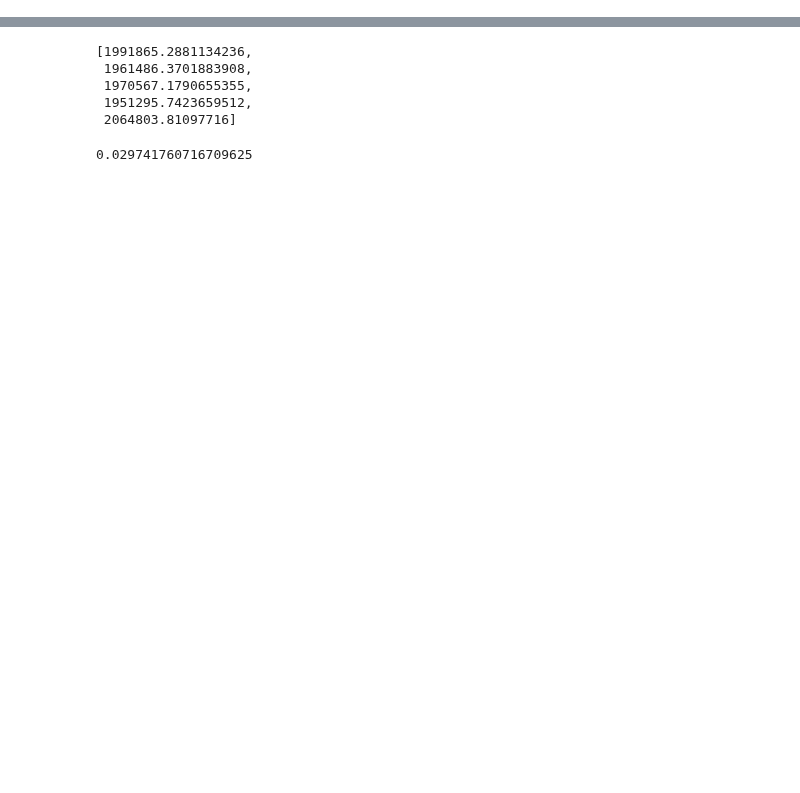
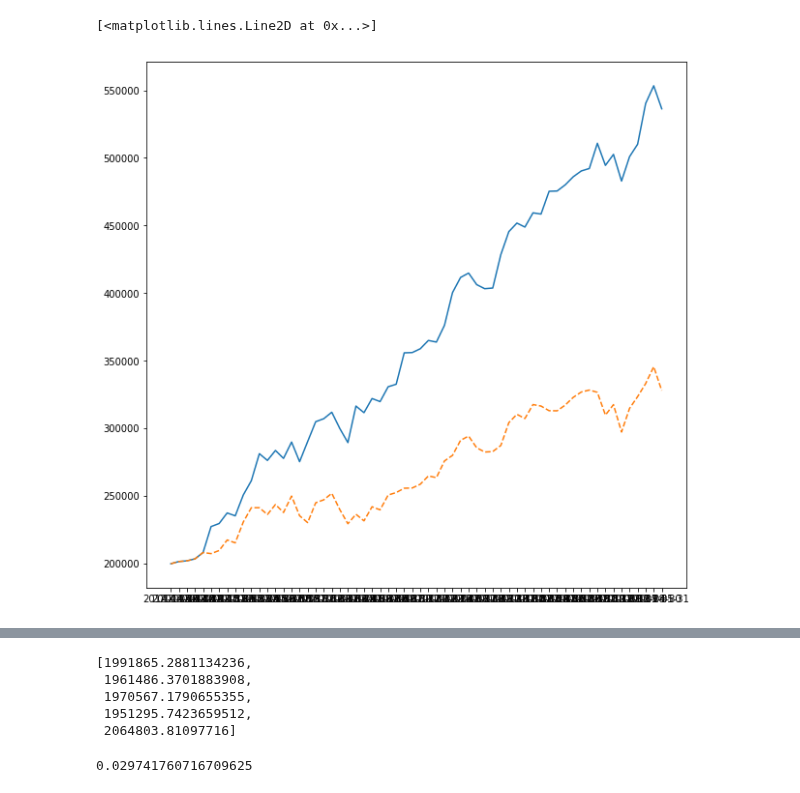
Before and after one commit to CherryADA/RoboAdvisor, a Jupyter notebook: PortfWithCash.ipynb, the cells around one changed output, grey strips where cells are left out. Saved outputs shown, nothing was run; the diff lists cells and outputs as text; code cells hidden in the pictures; blank space fills up the shorter version.

```diff
--- a/PortfWithCash.ipynb
+++ b/PortfWithCash.ipynb
@@ -132,0 +79,20 @@ def run_sim(lambda_par,n,mu,sigma,num_times):
+# %%
+from datetime import datetime
+date_format='%Y-%m-%d'
+start_date='2014-04-01'
+today_date=benchmark.today
+all_dates=[datetime.strftime(item,date_format) for item in pd.date_range(start_date,today_date,freq='M')]
+portf_values=[]
+portf_values_no_cash=[]
+# portf_values_norebal=[]
+for item in all_dates:
+    portf_values.append(benchmark.getAccountValue(item))
+    portf_values_no_cash.append(benchmark_no_cash.getAccountValue(item))
+# %%
+from matplotlib import pyplot as plt
+plt.figure(figsize=(10,10))
+plt.plot(all_dates,portf_values)
+plt.plot(all_dates,portf_values_no_cash,'--')
+# %% [output]
+[<matplotlib.lines.Line2D at 0x...>]
+[figure, added]
```
Also changed, not shown: parts of 39 cells of this notebook, 1 other file.
